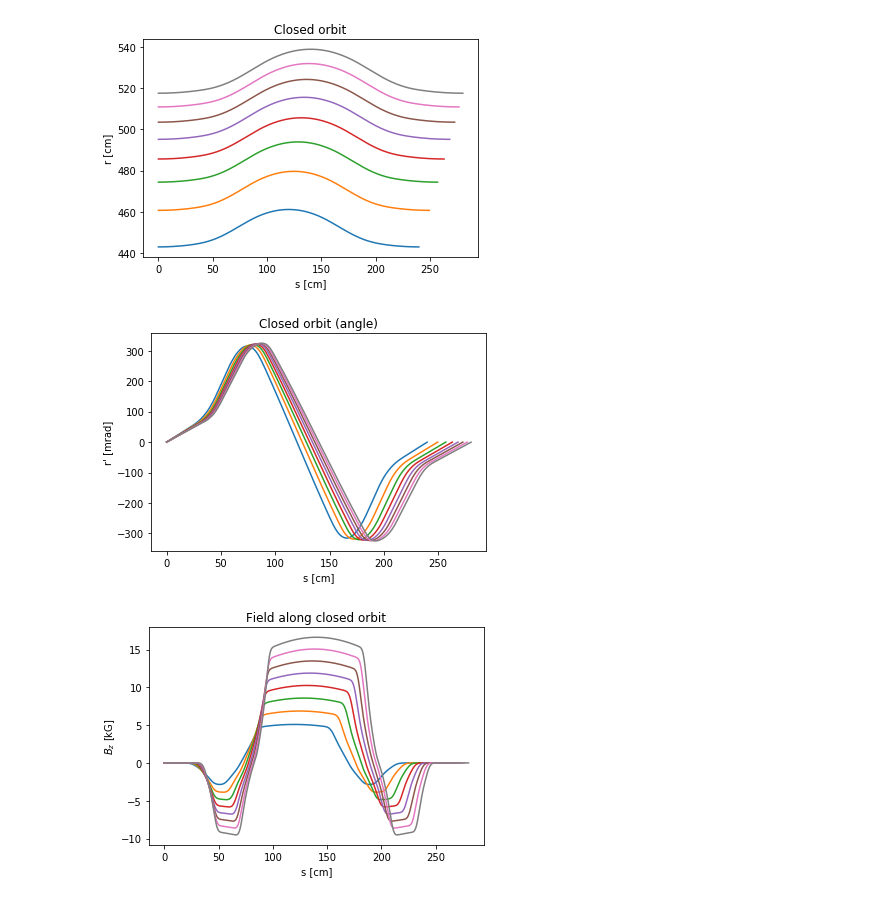
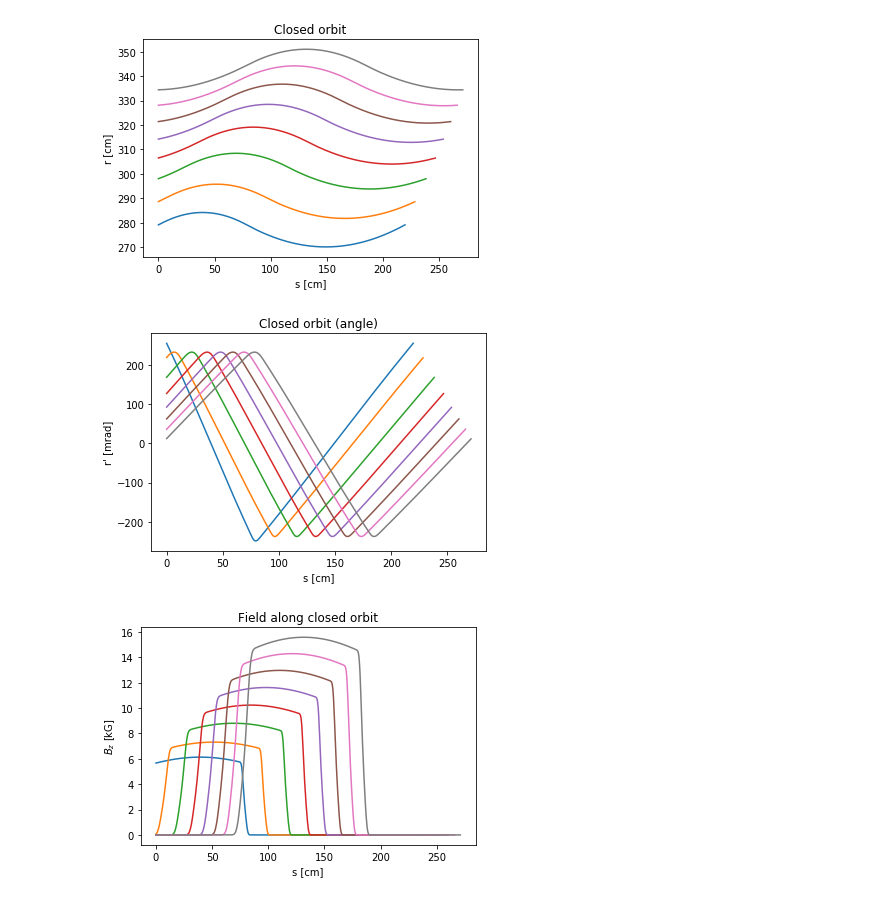
Before and after one commit to radiasoft/Zgoubi-Workshop, a Jupyter notebook: Tutorials/Monday/TutMo3/Ex-1-closedorbit/plotPlt_singlepass.ipynb, the cells around one changed output. Drawn from its saved outputs; the diff is of its cells as text; code cells hidden in the pictures.

```diff
--- a/Tutorials/Monday/TutMo3/Ex-1-closedorbit/plotPlt_singlepass.ipynb
+++ b/Tutorials/Monday/TutMo3/Ex-1-closedorbit/plotPlt_singlepass.ipynb
@@ -15,35 +15,35 @@ import os
 
 #Alternatively, use numpy loadtxt to read the columns directly.
 #y,t,z,p are the radial coordinate and angle and the vertical coordinate and angle, respectively.
 FL=os.getcwd()
 
-#file_list = ['co'+str(n)+'.plt' for n in range(8)]
-file_list = ['zgoubi_singlepass.plt']
+file_list = ['co'+str(n)+'.plt' for n in range(8)]
+#file_list = ['zgoubi_singlepass.plt']
 
 for file1 in file_list:
     y, t, s, x, bz = np.loadtxt('%s/%s'%(FL,file1),skiprows=2,usecols=(9,10,13,21,24),unpack=True)
     plt.plot(s,y, '-')
 plt.xlabel('s [cm]')
 plt.ylabel('r [cm]')
 plt.title('Closed orbit')
 plt.show()
 
 for file1 in file_list:
     y, t, s, x, bz = np.loadtxt('%s/%s'%(FL,file1),skiprows=2,usecols=(9,10,13,21,24),unpack=True)
     plt.plot(s,t, '-')
 plt.xlabel('s [cm]')
 plt.ylabel('r\' [mrad]')
 plt.title('Closed orbit (angle)')
 plt.show()
 
 for file1 in file_list:
     y, t, s, x, bz = np.loadtxt('%s/%s'%(FL,file1),skiprows=2,usecols=(9,10,13,21,24),unpack=True)
     plt.plot(s,bz, '-')
 plt.xlabel('s [cm]')
 plt.ylabel(r'$B_z$ [kG]')
 plt.title('Field along closed orbit')
 plt.show()
 # %% [output]
-[figure, old version]
+[figure, new version]
-[figure, old version]
+[figure, new version]
-[figure, old version]
+[figure, new version]
```
Also changed, not shown: 4 other files.
